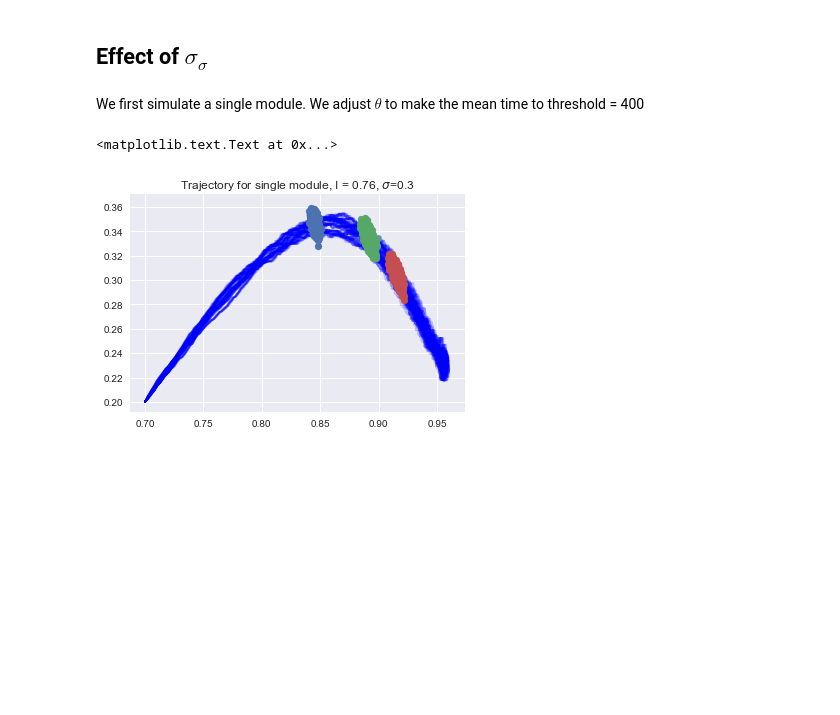
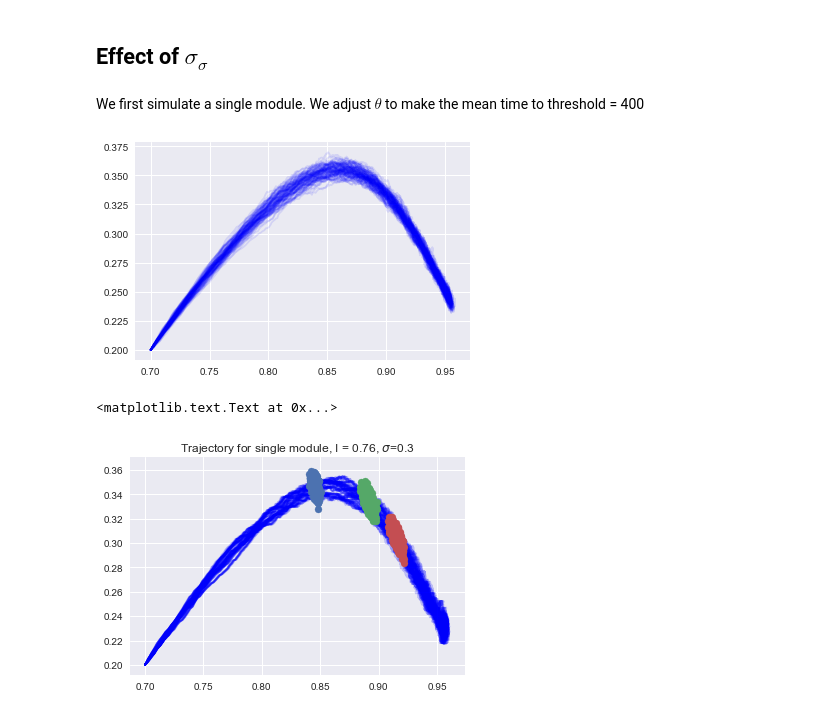
Before and after one commit to nhat-le/Noisy-Mutual-Inhibition, a Jupyter notebook: two_neuron_cascade.ipynb, the cells around one changed output. Drawn from its saved outputs; the diff is of its cells as text; code cells hidden in the pictures; blank space fills up the shorter version.

```diff
--- a/two_neuron_cascade.ipynb
+++ b/two_neuron_cascade.ipynb
@@ -361,6 +370,13 @@ plt.ylabel('Tp')
 ## Effect of $\sigma_\sigma$
 # %% [markdown]
 We first simulate a single module. We adjust $\theta$ to make the mean time to threshold = 400
+# %%
+module = TwoNeuronModule(Wut=6, Wuv=6, Wvt=6, Wvu=6, theta=0.76, tau=100, dt=1, sigma_mu=0, sigma_sigma=0.3)
+ulst, vlst = module.simulate_full_trial(0.7, 0.2, 100, 1000)
+# %%
+plt.plot(ulst, vlst, 'b', alpha=0.1);
+# %% [output]
+[figure, added]
 # %%
 # One module
 ntrials = 1000
```
Also changed, not shown: parts of 10 cells of this notebook.
